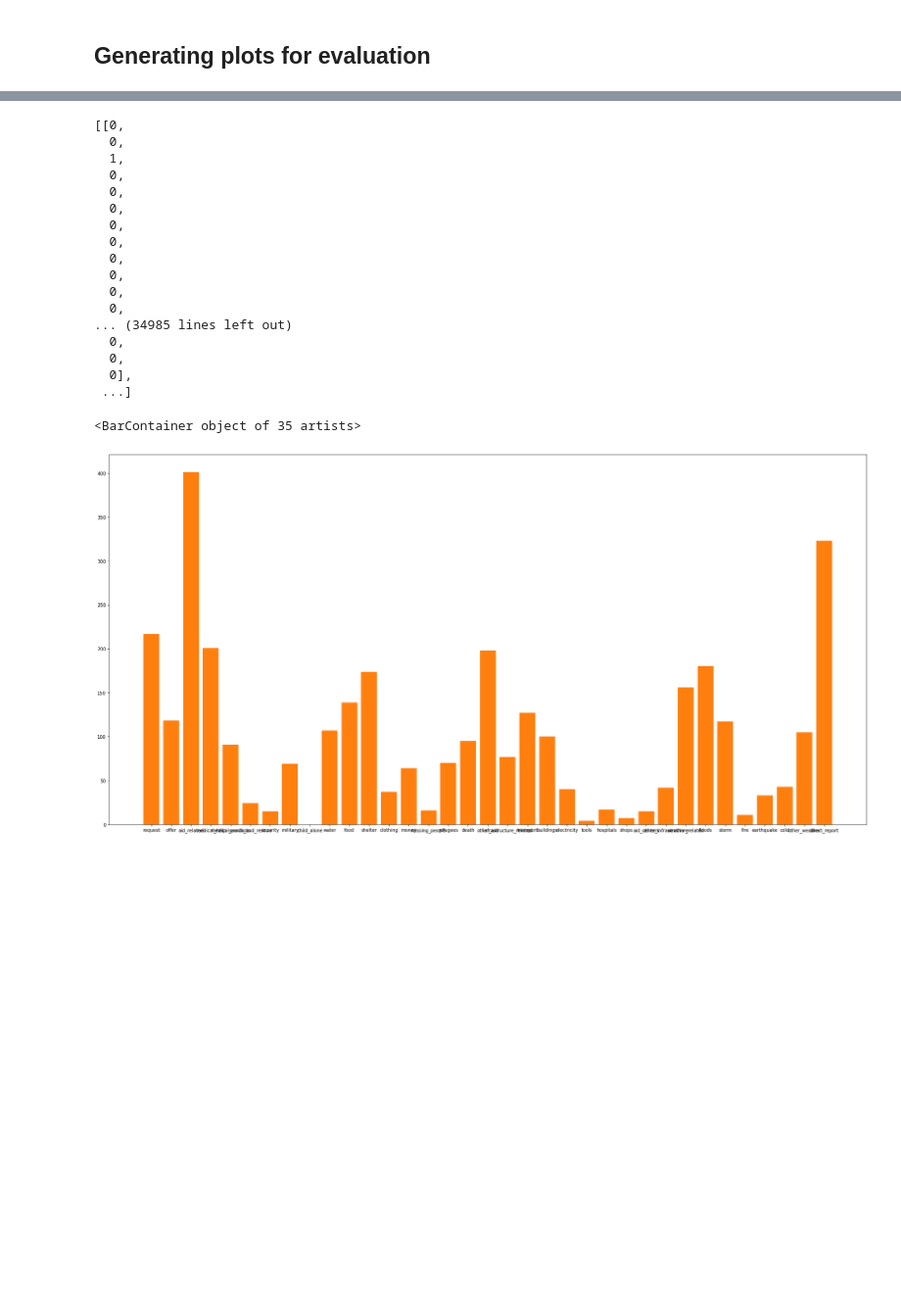
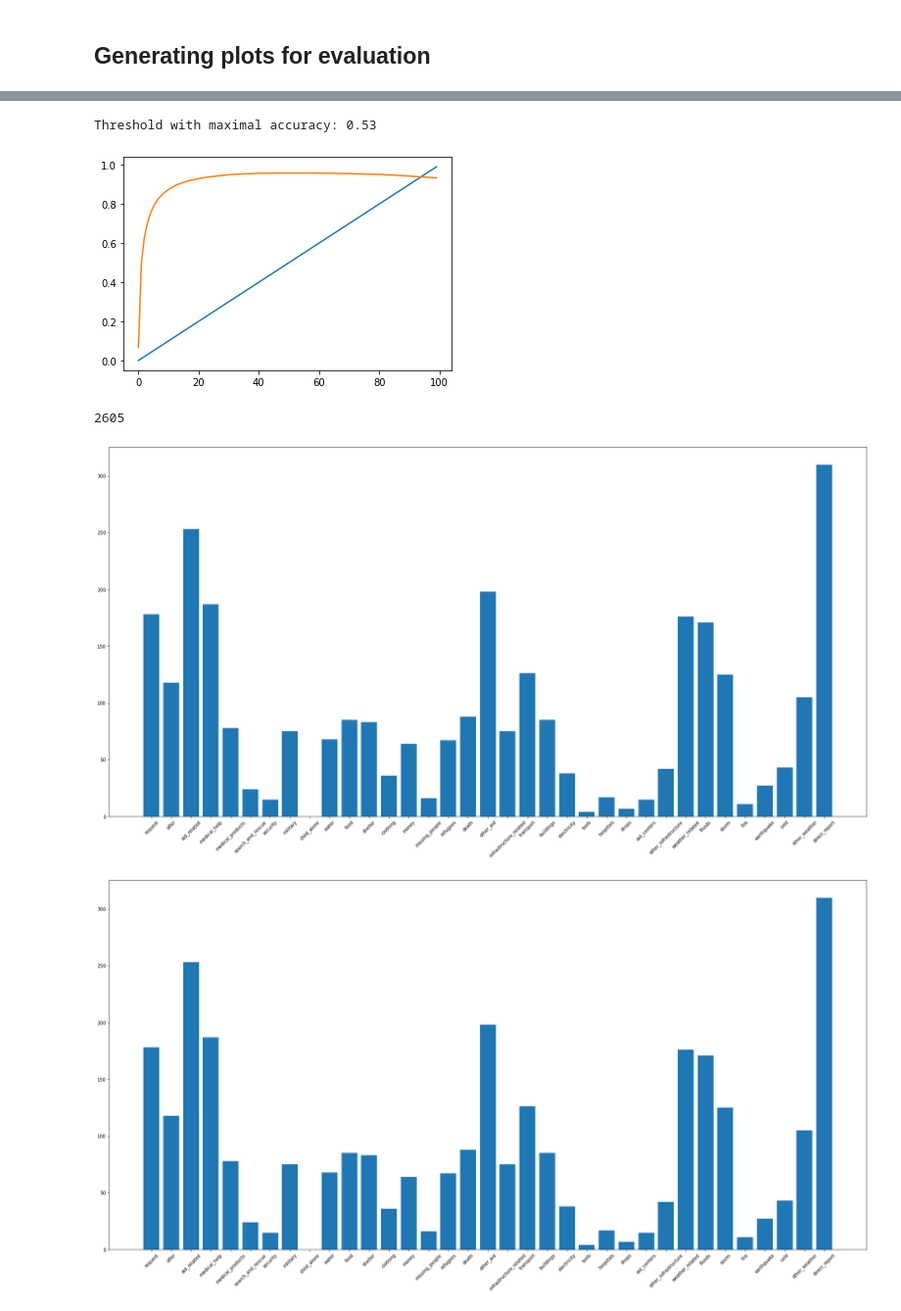
Before and after one commit to JNoether/Multi_Intent_Recognition, a Jupyter notebook: Model.ipynb, the cells around one changed output, grey strips where cells are left out. Shown at 98% size. Cells and saved outputs as stored; diff of their text form; code cells hidden in the pictures; blank space fills up the shorter version.

```diff
--- a/Model.ipynb
+++ b/Model.ipynb
@@ -221,0 +235,10 @@ predictions
+# %%
+# plot accuracy vs set threshold
+def acc_with_threshold(THRESHOLD):
+    predictedLabels = [[int(p > THRESHOLD) for p in pred[0]] for pred in predictions]
+    acc = 0
+    for i,pred in enumerate(predictedLabels):
+        acc += sum([int(p == testLabel[i][j]) for j,p in enumerate(pred)]) / len(pred)
+    return acc / len(predictedLabels)
+
+acc = [(THRESSHOLD/100, acc_with_threshold(THRESSHOLD/100)) for THRESSHOLD in range(0,100,1)]
@@ -222,40 +250,38 @@ predictions
 # %%
-predictedLabels = [[int(p > 0.5) for p in pred[0]] for pred in predictions]
-predictedLabels
+from operator import itemgetter
+THRESHOLD = max(acc,key=itemgetter(1))[0]
+
+print(f"Threshold with maximal accuracy: {THRESHOLD}")
+plt.plot(acc)
+plt.show()
+
+predictedLabels = [[int(p > THRESHOLD) for p in pred[0]] for pred in predictions]
+len(predictedLabels)
 # %% [output]
-[[0,
-  0,
-  1,
-  0,
-  0,
-  0,
-  0,
-  0,
-  0,
-  0,
-  0,
-  0,
-... (34985 lines left out)
-  0,
-  0,
-  0],
- ...]
+Threshold with maximal accuracy: 0.53
+[figure, added]
+2605
 # %%
 # plot Errors per label
 falseNegativesPerLabel = {label:0 for label in testSet.columns[7:]}
 falsePositivesPerLabel = {label:0 for label in testSet.columns[7:]}
 
 for i, pred in enumerate(predictedLabels):
     for j,label in enumerate(testSet.columns[7:]):
         if pred[j] != testLabel[i][j]:
             if testLabel[i][j]:
                 falseNegativesPerLabel[label] += 1
             else:
                 falsePositivesPerLabel[label] += 1
 
 plt.figure(figsize = (30,15))
 plt.bar(falseNegativesPerLabel.keys(), falseNegativesPerLabel.values())
+plt.xticks(rotation = 45) # Rotates X-Axis Ticks by 45-degrees
+plt.show()
+plt.figure(figsize = (30,15))
 plt.bar(falsePositivesPerLabel.keys(), falseNegativesPerLabel.values())
+plt.xticks(rotation = 45) # Rotates X-Axis Ticks by 45-degrees
+plt.show()
 # %% [output]
-<BarContainer object of 35 artists>
-[figure, old version]
+[figure, new version]
+[figure, added]
```
Also changed, not shown: parts of 15 cells of this notebook, 4 other files.
